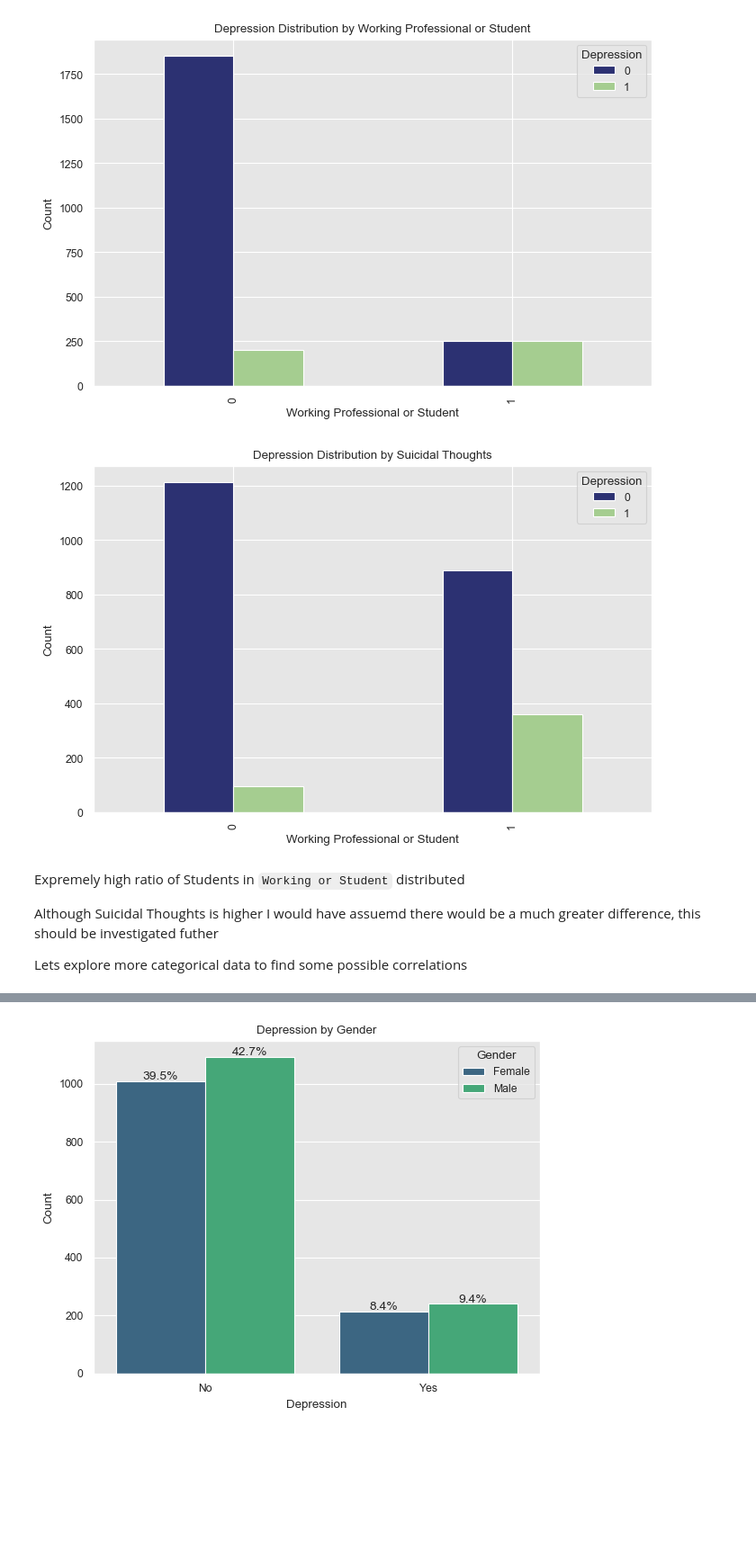
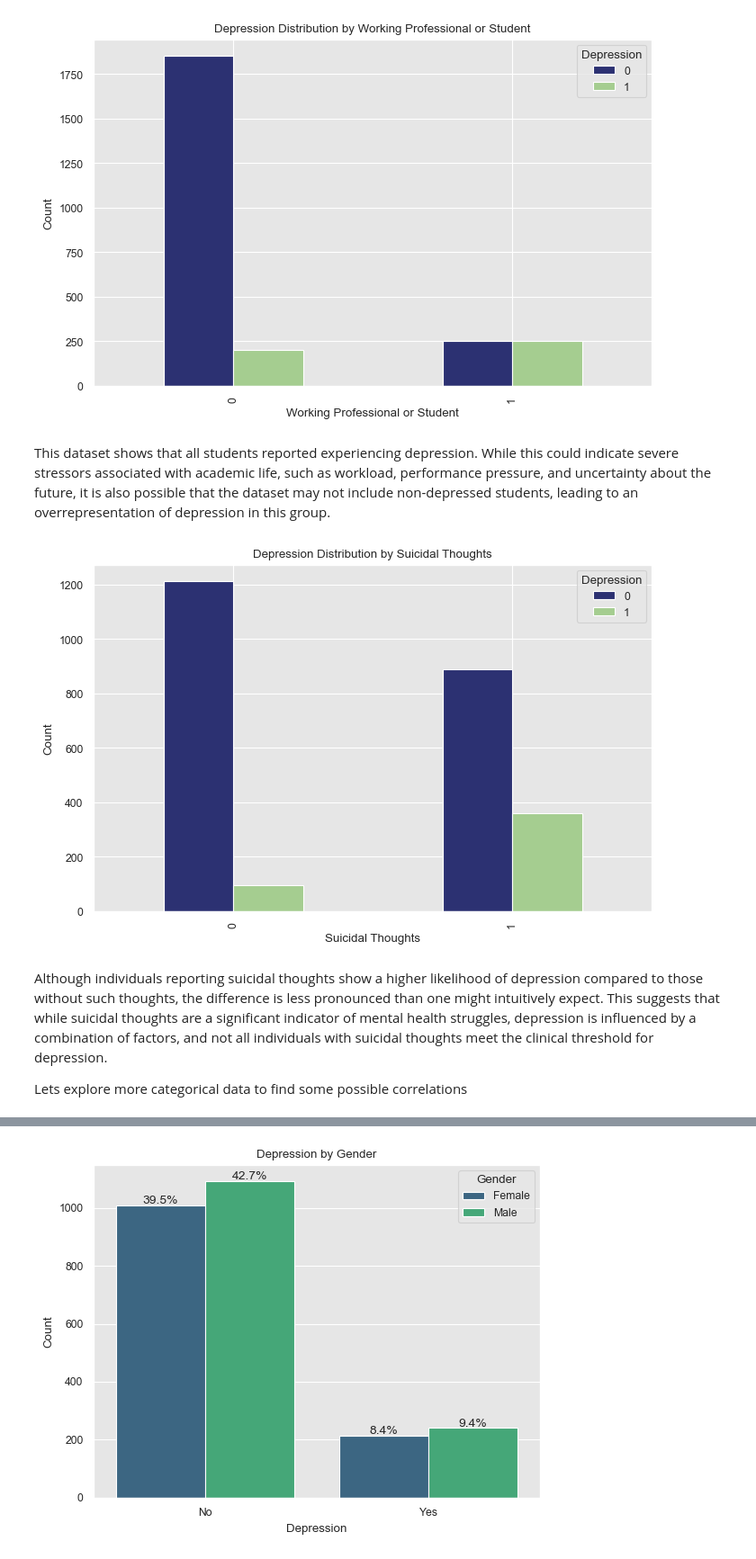
Before and after one commit to KokiriKaleb/depression-analysis, a Jupyter notebook: DepressionAnalysis.ipynb, the cells around one changed output, grey strips where cells are left out. Shown at 90% size. Cells and saved outputs as stored; diff of their text form; code cells hidden in the pictures; blank space fills up the shorter version.

```diff
--- a/DepressionAnalysis.ipynb
+++ b/DepressionAnalysis.ipynb
@@ -104,6 +104,7 @@ data['Working Professional or Student'] = data['Working Professional or Student'
 data['Depression'] = data['Depression'].map({'Yes': 1, 'No': 0})
 data['Family History of Mental Illness'] = data['Family History of Mental Illness'].map({'Yes': 1, 'No': 0})
 data['Suicidal Thoughts'] = data['Have you ever had suicidal thoughts ?'].map({'Yes': 1, 'No': 0})
+data.drop('Have you ever had suicidal thoughts ?', axis=1, inplace=True)
 
 # Cleaning sleep_duration by averaging the values
 sleep_duration_mapping = {
@@ -333,19 +329,19 @@ plt.xlabel('Working Professional or Student')
 plt.show()
 # %% [output]
 [figure]
+# %% [markdown]
+This dataset shows that all students reported experiencing depression. While this could indicate severe stressors associated with academic life, such as workload, performance pressure, and uncertainty about the future, it is also possible that the dataset may not include non-depressed students, leading to an overrepresentation of depression in this group.
 # %%
 pd.crosstab(data['Suicidal Thoughts'], data['Depression']).plot(
         kind='bar', figsize=(8, 5), colormap='crest_r')
 plt.title(f'Depression Distribution by Suicidal Thoughts')
 plt.ylabel('Count')
-plt.xlabel(col)
+plt.xlabel('Suicidal Thoughts')
 plt.show()
 # %% [output]
-[figure, old version]
+[figure, new version]
 # %% [markdown]
-Expremely high ratio of Students in `Working or Student` distributed
-
-Although Suicidal Thoughts is higher I would have assuemd there would be a much greater difference, this should be investigated futher
+Although individuals reporting suicidal thoughts show a higher likelihood of depression compared to those without such thoughts, the difference is less pronounced than one might intuitively expect. This suggests that while suicidal thoughts are a significant indicator of mental health struggles, depression is influenced by a combination of factors, and not all individuals with suicidal thoughts meet the clinical threshold for depression.
 
 Lets explore more categorical data to find some possible correlations
 # %%
```
Also changed, not shown: parts of 43 cells of this notebook, 1 other file.
